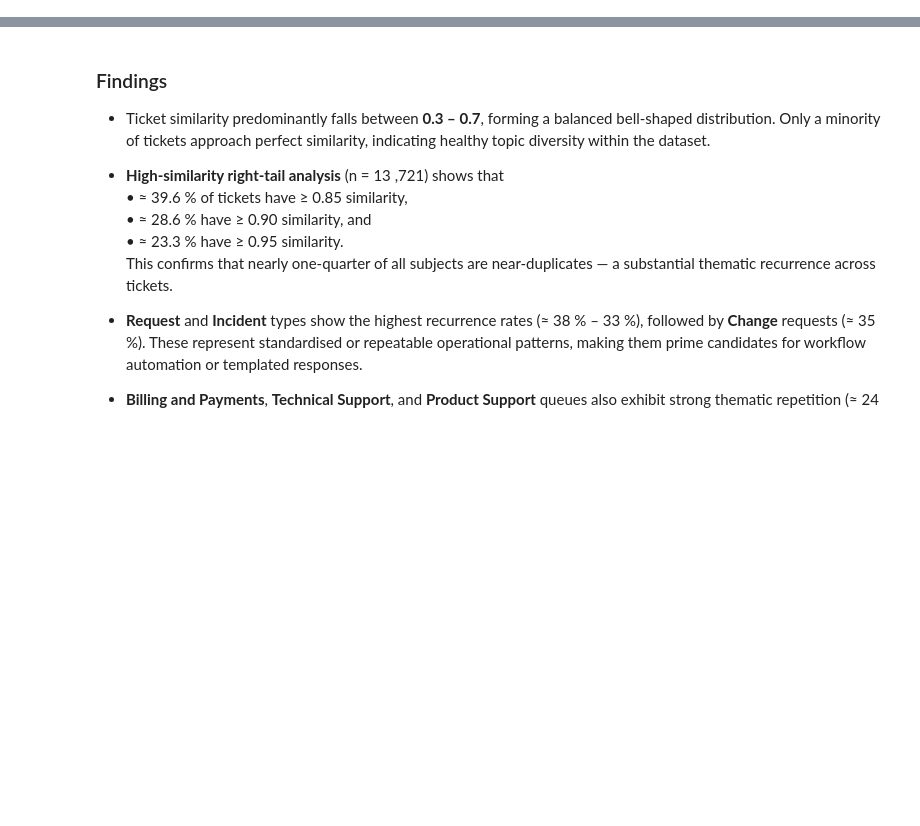
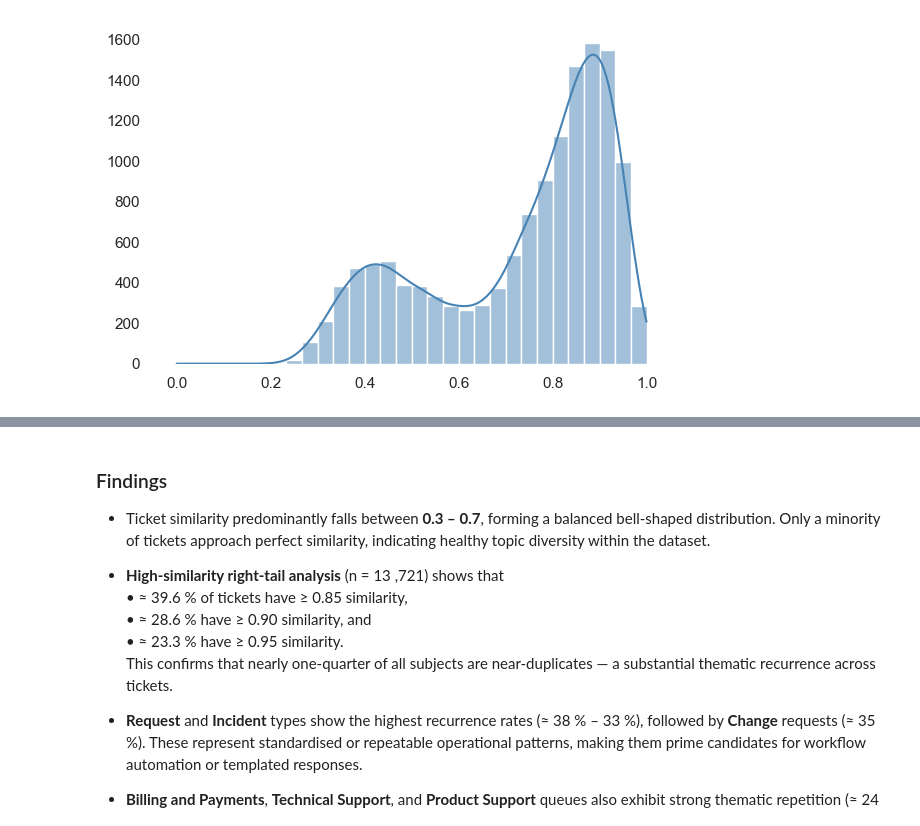
Before and after one commit to David-Golacis/IT-Support-Dashboard, a Jupyter notebook: Notebooks/02_Text_Analytics.ipynb, the cells around one changed output, grey strips where cells are left out. Cells and saved outputs as stored; diff of their text form; code cells hidden in the pictures; blank space fills up the shorter version.

```diff
--- a/Notebooks/02_Text_Analytics.ipynb
+++ b/Notebooks/02_Text_Analytics.ipynb
@@ -566,0 +286,80 @@ Stage 2: Right-tail similarity proportions (full dataset):
+# %%
+# Category-level recurrence (queue/type)
+categories = ["Queue", "Type"]
+threshold = 0.85
+records = []
+for col in categories:
+    for name, group in tqdm(df.groupby(col), desc=f"Processing {col}"):
+        tfidf_sub = tfidf_vectorizer.transform(group["Lemmatized"])
+        cos = cosine_similarity(tfidf_sub, dense_output=False)
+        max_vals = [np.delete(cos[i].toarray(), i).max() for i in range(cos.shape[0])]
+        recurrence = (np.array(max_vals) >= threshold).mean()
+        records.append(
+            {
+                "Dimension": col,
+                "Category": name,
+                "records_in_group": len(group),
+                "recurrence_rate": recurrence,
+            }
+        )
+
+category_recurrence_df = pd.DataFrame(records).sort_values(
+    "recurrence_rate", ascending=False
+)
+
+category_recurrence_df.to_csv(
+    Config.CAT_RECURRENCE_CSV_PATH, index=False, encoding="utf-8"
+)
+display(
+    category_recurrence_df.style.format(
+        {"recurrence_rate": "{:.3f}", "records_in_group": "{:,}"}
+    )
+)
+
+# Visuals
+# Initialize the matplotlib figure
+f, ax = plt.subplots(figsize=(6, 4))
+
+sns.histplot(df["max_similarity"], bins=30, kde=True, color="steelblue")
+
+# Clean borders: remove top/right spines
+sns.despine(left=True, top=True, bottom=True, right=True)
+
+# Remove axis labels for cleaner look
+ax.set_xlabel("")
+ax.set_ylabel("")
+
+plt.tight_layout()
+plt.savefig(Config.LEMMA_MAX_PATH, dpi=300, bbox_inches="tight")
+print("Distribution of maximum ticket similarity (post-lemmatization):")
+plt.show()
+
+# Initialize the matplotlib figure
+f, ax = plt.subplots(figsize=(6, 4))
+
+sns.barplot(
+    data=category_recurrence_df.head(10),
+    x="recurrence_rate",
+    y="Category",
+    hue="Dimension",
+    dodge=False,
+)
+
+# Clean borders by removing bottom/right spines
+sns.despine(left=True, top=True, bottom=True, right=True)
+
+# Remove axis labels for cleaner look
+ax.set_xlabel("")
+ax.set_ylabel("")
+
+# X-axis on top for better readability
+ax.xaxis.set_ticks_position("top")
+
+# Move legend to the right side of the plot
+ax.legend(bbox_to_anchor=(1, 1))
+
+plt.tight_layout()
+plt.savefig(Config.CAT_RECURRENCE_IMG_PATH, dpi=300, bbox_inches="tight")
+print(f"Proportion of top recurring categories (recurrence ≥ {threshold}):")
+plt.show()
+# %% [output]
@@ -566,0 +382 @@ Stage 2: Right-tail similarity proportions (full dataset):
+[figure, added]
```
Also changed, not shown: parts of 33 cells of this notebook, 30 other files.
